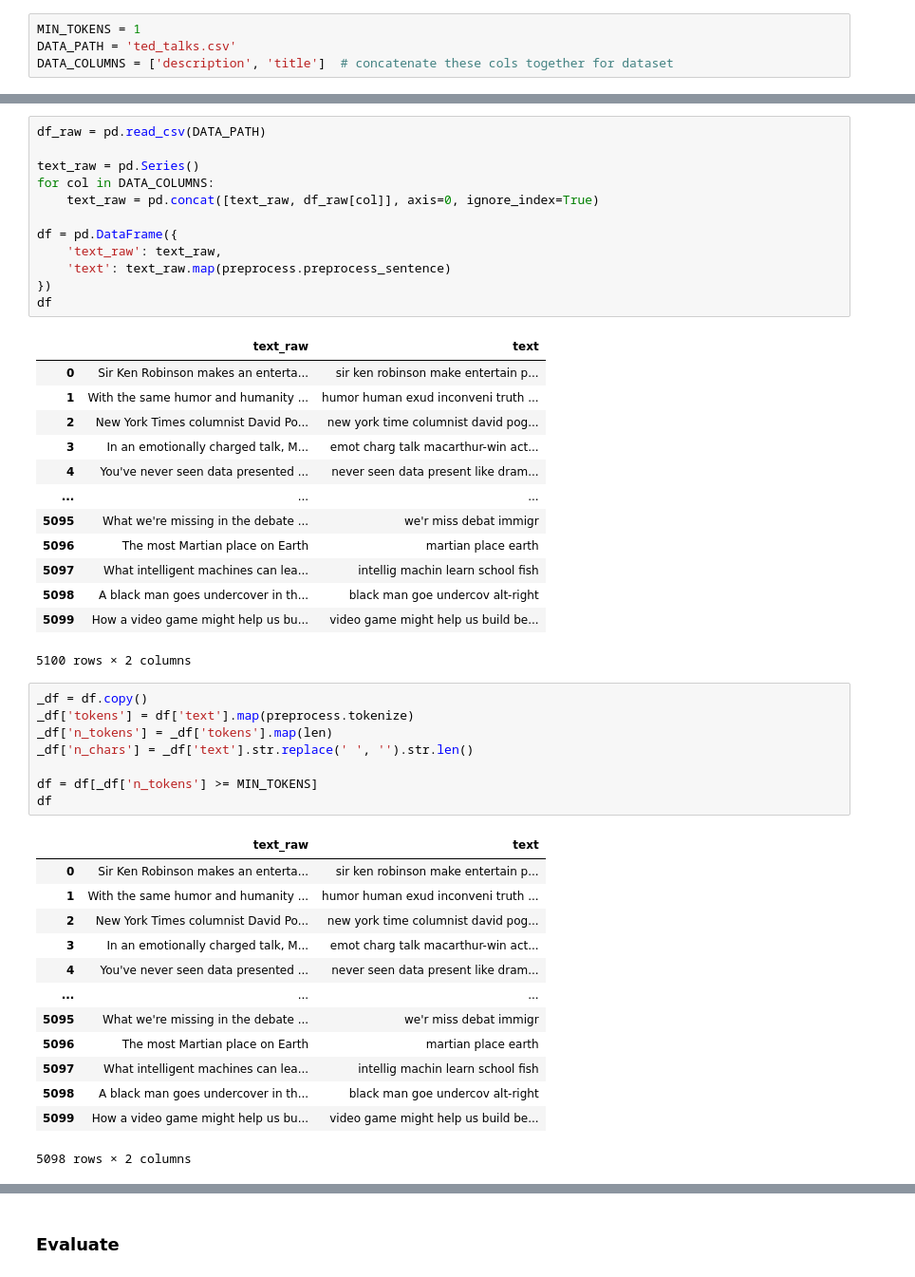
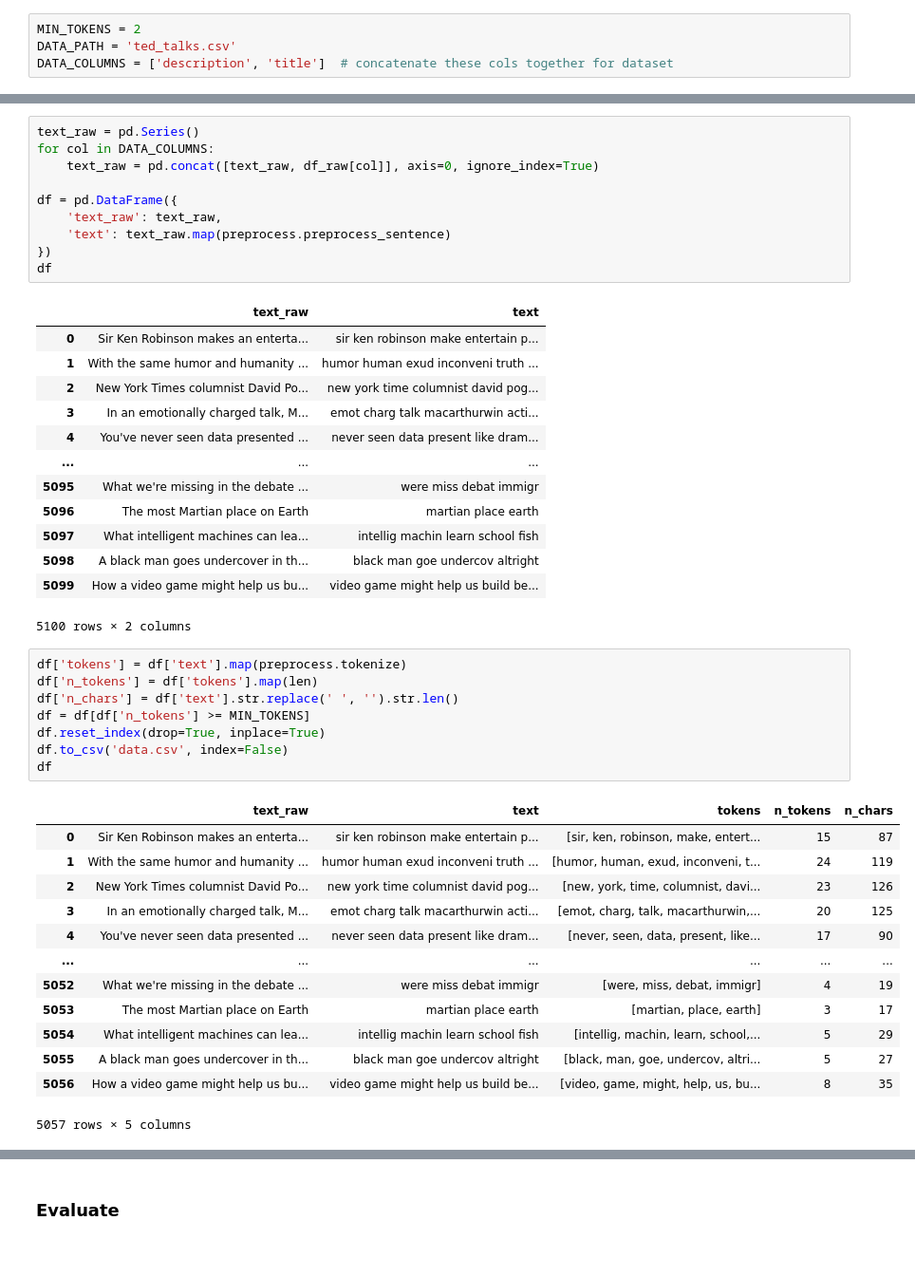
Before and after one commit to sina-programer/IRIndexing, a Jupyter notebook: main.ipynb, the cells around one changed output, grey strips where cells are left out. Shown: that part at 95% size. Drawn from its saved outputs; the diff is of its cells as text.

```diff
--- a/main.ipynb
+++ b/main.ipynb
@@ -10,4 +14,4 @@ import score
 # %%
-MIN_TOKENS = 1
+MIN_TOKENS = 2
 DATA_PATH = 'ted_talks.csv'
 DATA_COLUMNS = ['description', 'title']  # concatenate these cols together for dataset
@@ -14,6 +28,4 @@ DATA_COLUMNS = ['description', 'title']  # concatenate these cols together for d
 # %%
-df_raw = pd.read_csv(DATA_PATH)
-
 text_raw = pd.Series()
 for col in DATA_COLUMNS:
     text_raw = pd.concat([text_raw, df_raw[col]], axis=0, ignore_index=True)
@@ -28,34 +40,34 @@ df
 | 0 | Sir Ken Robinson makes an enterta... | sir ken robinson make entertain p... |
 | 1 | With the same humor and humanity ... | humor human exud inconveni truth ... |
 | 2 | New York Times columnist David Po... | new york time columnist david pog... |
-| 3 | In an emotionally charged talk, M... | emot charg talk macarthur-win act... |
+| 3 | In an emotionally charged talk, M... | emot charg talk macarthurwin acti... |
 | 4 | You've never seen data presented ... | never seen data present like dram... |
 | ... | ... | ... |
-| 5095 | What we're missing in the debate ... | we'r miss debat immigr |
+| 5095 | What we're missing in the debate ... | were miss debat immigr |
 | 5096 | The most Martian place on Earth | martian place earth |
 | 5097 | What intelligent machines can lea... | intellig machin learn school fish |
-| 5098 | A black man goes undercover in th... | black man goe undercov alt-right |
+| 5098 | A black man goes undercover in th... | black man goe undercov altright |
 | 5099 | How a video game might help us bu... | video game might help us build be... |
 5100 rows × 2 columns
 # %%
-_df = df.copy()
-_df['tokens'] = df['text'].map(preprocess.tokenize)
-_df['n_tokens'] = _df['tokens'].map(len)
-_df['n_chars'] = _df['text'].str.replace(' ', '').str.len()
-
-df = df[_df['n_tokens'] >= MIN_TOKENS]
+df['tokens'] = df['text'].map(preprocess.tokenize)
+df['n_tokens'] = df['tokens'].map(len)
+df['n_chars'] = df['text'].str.replace(' ', '').str.len()
+df = df[df['n_tokens'] >= MIN_TOKENS]
+df.reset_index(drop=True, inplace=True)
+df.to_csv('data.csv', index=False)
 df
 # %% [output]
-|  | text_raw | text |
-| 0 | Sir Ken Robinson makes an enterta... | sir ken robinson make entertain p... |
-| 1 | With the same humor and humanity ... | humor human exud inconveni truth ... |
-| 2 | New York Times columnist David Po... | new york time columnist david pog... |
-| 3 | In an emotionally charged talk, M... | emot charg talk macarthur-win act... |
-| 4 | You've never seen data presented ... | never seen data present like dram... |
-| ... | ... | ... |
-| 5095 | What we're missing in the debate ... | we'r miss debat immigr |
-| 5096 | The most Martian place on Earth | martian place earth |
-| 5097 | What intelligent machines can lea... | intellig machin learn school fish |
-| 5098 | A black man goes undercover in th... | black man goe undercov alt-right |
-| 5099 | How a video game might help us bu... | video game might help us build be... |
+|  | text_raw | text | tokens | n_tokens | n_chars |
+| 0 | Sir Ken Robinson makes an enterta... | sir ken robinson make entertain p... | [sir, ken, robinson, make, entert... | 15 | 87 |
+| 1 | With the same humor and humanity ... | humor human exud inconveni truth ... | [humor, human, exud, inconveni, t... | 24 | 119 |
+| 2 | New York Times columnist David Po... | new york time columnist david pog... | [new, york, time, columnist, davi... | 23 | 126 |
+| 3 | In an emotionally charged talk, M... | emot charg talk macarthurwin acti... | [emot, charg, talk, macarthurwin,... | 20 | 125 |
+| 4 | You've never seen data presented ... | never seen data present like dram... | [never, seen, data, present, like... | 17 | 90 |
+| ... | ... | ... | ... | ... | ... |
+| 5052 | What we're missing in the debate ... | were miss debat immigr | [were, miss, debat, immigr] | 4 | 19 |
+| 5053 | The most Martian place on Earth | martian place earth | [martian, place, earth] | 3 | 17 |
+| 5054 | What intelligent machines can lea... | intellig machin learn school fish | [intellig, machin, learn, school,... | 5 | 29 |
+| 5055 | A black man goes undercover in th... | black man goe undercov altright | [black, man, goe, undercov, altri... | 5 | 27 |
+| 5056 | How a video game might help us bu... | video game might help us build be... | [video, game, might, help, us, bu... | 8 | 35 |
-5098 rows × 2 columns
+5057 rows × 5 columns
```
Also changed, not shown: parts of 24 cells of this notebook.
